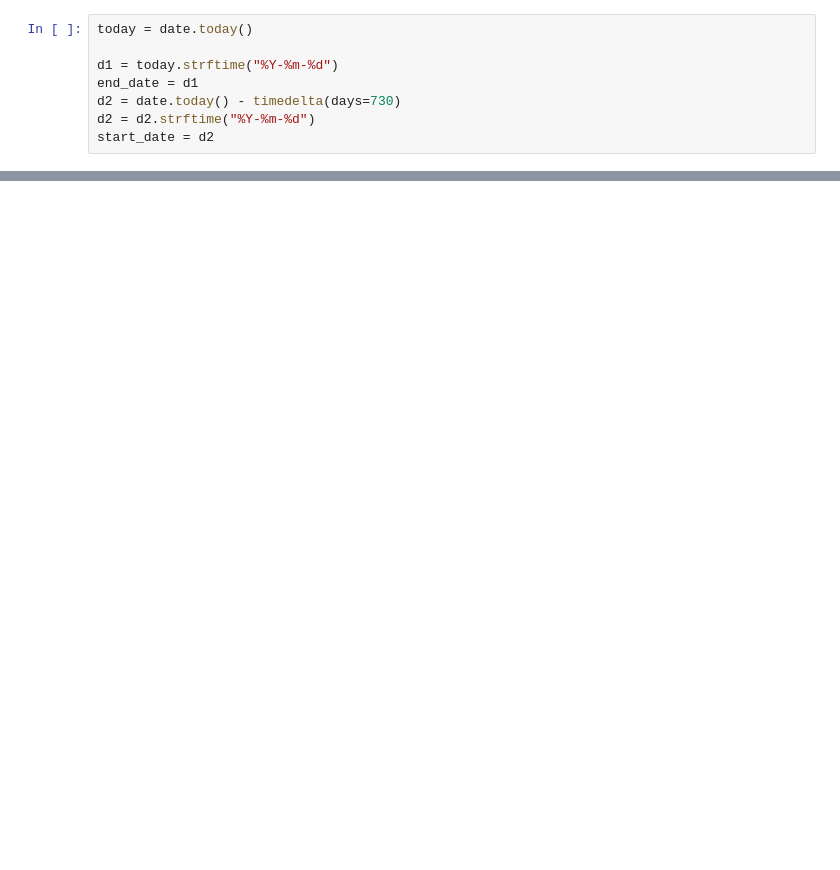
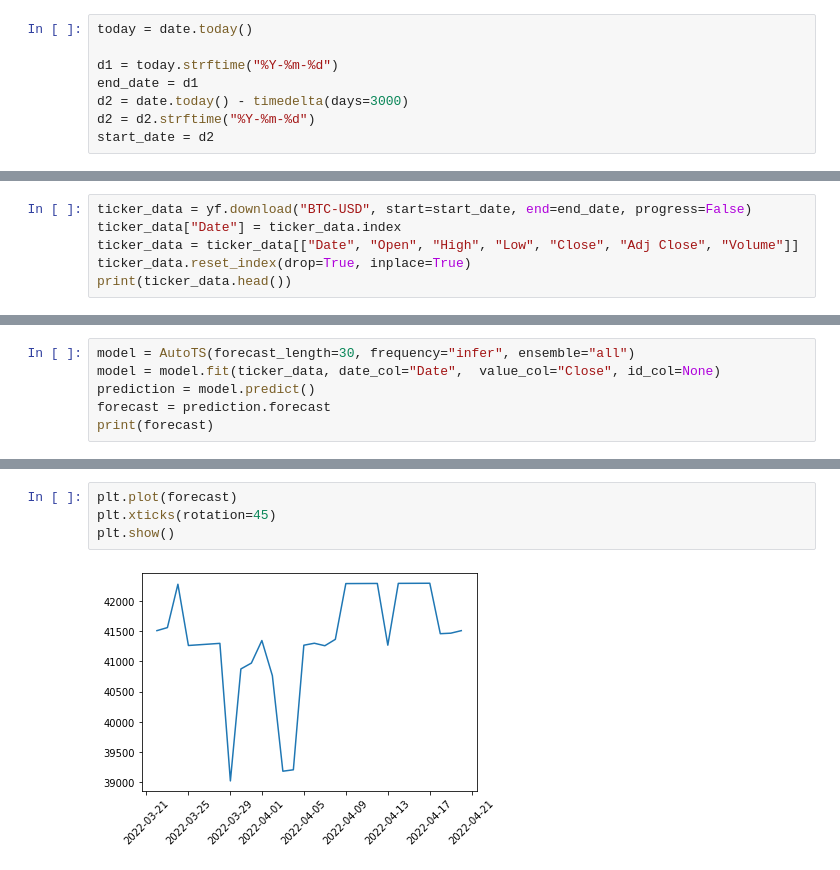
Before and after one commit to jmancini96/Crypto_Price_Predictions, a Jupyter notebook: notebook.ipynb, the cells around one changed output, grey strips where cells are left out. Drawn from its saved outputs; the diff is of its cells as text; blank space fills up the shorter version.

Commit message:
refactor
improved model accuracy
extended historical data

```diff
--- a/notebook.ipynb
+++ b/notebook.ipynb
@@ -10,7 +11,7 @@ today = date.today()
 
 d1 = today.strftime("%Y-%m-%d")
 end_date = d1
-d2 = date.today() - timedelta(days=730)
+d2 = date.today() - timedelta(days=3000)
 d2 = d2.strftime("%Y-%m-%d")
 start_date = d2
 # %%
@@ -198,0 +43,6 @@ Model Number: 165 with model WindowRegression in generation 1 of 10
+# %%
+ticker_data = yf.download("BTC-USD", start=start_date, end=end_date, progress=False)
+ticker_data["Date"] = ticker_data.index
+ticker_data = ticker_data[["Date", "Open", "High", "Low", "Close", "Adj Close", "Volume"]]
+ticker_data.reset_index(drop=True, inplace=True)
+print(ticker_data.head())
@@ -198,0 +89,6 @@ Model Number: 165 with model WindowRegression in generation 1 of 10
+# %%
+model = AutoTS(forecast_length=30, frequency="infer", ensemble="all")
+model = model.fit(ticker_data, date_col="Date",  value_col="Close", id_col=None)
+prediction = model.predict()
+forecast = prediction.forecast
+print(forecast)
@@ -198,0 +225,6 @@ Model Number: 165 with model WindowRegression in generation 1 of 10
+# %%
+plt.plot(forecast)
+plt.xticks(rotation=45)
+plt.show()
+# %% [output]
+[figure, added]
```
Also changed, not shown: parts of 9 cells of this notebook.
